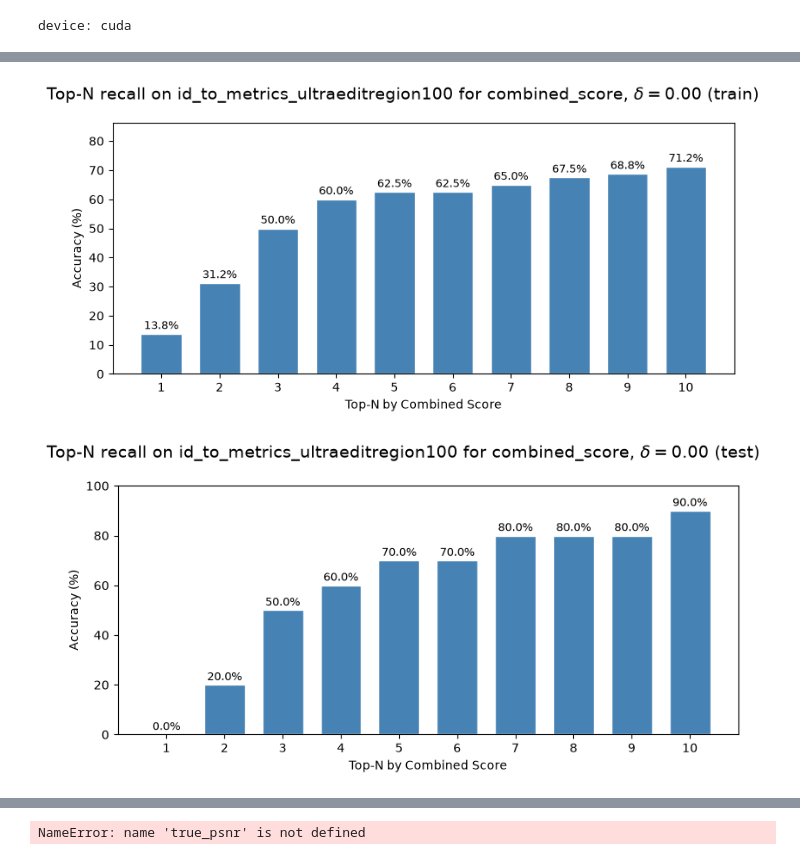
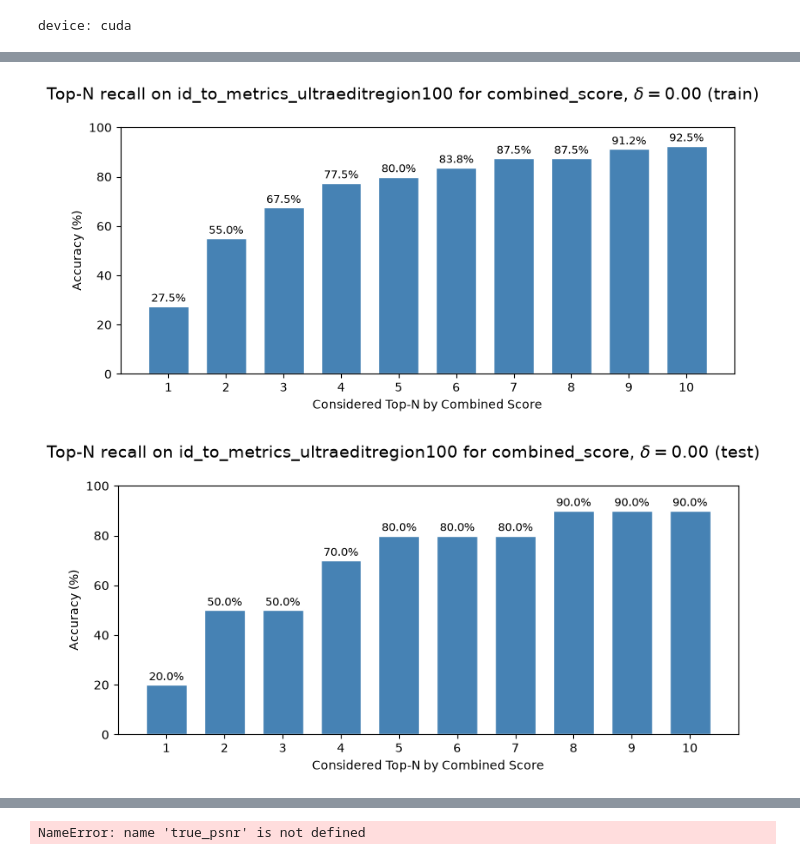
Before and after one commit to hcoderdm/chordedit-models, a Jupyter notebook: models/surrogate_selector/eval_t.ipynb, the cells around one changed output, grey strips where cells are left out. Saved outputs shown, nothing was run; the diff lists cells and outputs as text; code cells hidden in the pictures.

```diff
--- a/models/surrogate_selector/eval_t.ipynb
+++ b/models/surrogate_selector/eval_t.ipynb
@@ -67,17 +60,18 @@ Run: 20260709_144025  train=9680 cells (80 samples)  val=1210 cells (10 samples)
 # %%
 # Find (t_start, t_end) argmax of T_TARGET_FUNC for every sample in full_df from METRICS_CSV.
 metrics_df = pd.read_csv(METRICS_CSV, dtype=str)
-metrics_df = metrics_df[metrics_df[T_DELTA_COL] == str(TARGET_T_DELTA)].copy()
-metrics_df = metrics_df[metrics_df[SAMPLE_ID_COL].isin(full_df[SAMPLE_ID_COL].unique())].copy()
+metrics_df = metrics_df[metrics_df[T_DELTA_COL] == str(TARGET_T_DELTA)].copy().reset_index(drop=True)
+metrics_df = metrics_df[metrics_df[SAMPLE_ID_COL].isin(full_df[SAMPLE_ID_COL].unique())].copy().reset_index(drop=True)
 
 true_df = metrics_df.copy()
-true_df[T_TARGET_COL] = T_TARGET_FUNC(metrics_df)
+true_df = true_df.sort_values([SAMPLE_ID_COL, T_START_COL, T_END_COL]).reset_index(drop=True)
+true_df[T_TARGET_COL] = T_TARGET_FUNC(true_df)
 print(f"Found metrics for {len(true_df)} grid cells for {true_df[SAMPLE_ID_COL].nunique()} samples")
 
-true_argmax_df = true_df.loc[true_df.groupby(SAMPLE_ID_COL)[T_TARGET_COL].idxmax()]
+true_argmax_df = true_df.loc[true_df.groupby(SAMPLE_ID_COL)[T_TARGET_COL].idxmax()].reset_index(drop=True)
 print(f"Found (t_start, t_end) argmax for {T_TARGET_COL} for {len(true_argmax_df)} samples")
 
-# Provice dataframe for visual evaluation.
+# Provide dataframe for visual evaluation.
 true_argmax_df.head()
 # %% [output]
 Found metrics for 12100 grid cells for 100 samples
@@ -107,9 +101,9 @@ from data_io import resolve_image_path, resolve_mask_path
 
 inputs_df = pd.read_csv(INPUTS_CSV, dtype=str)
 inputs_df = inputs_df[inputs_df[T_DELTA_COL] == str(TARGET_T_DELTA)]
-inputs_df = inputs_df[inputs_df[SAMPLE_ID_COL].isin(full_df[SAMPLE_ID_COL])]
+inputs_df = inputs_df[inputs_df[SAMPLE_ID_COL].isin(full_df[SAMPLE_ID_COL])].reset_index(drop=True)
 
-embed_df = inputs_df.drop_duplicates(SAMPLE_ID_COL).copy()
+embed_df = inputs_df.drop_duplicates(SAMPLE_ID_COL).copy().reset_index(drop=True)
 embed_df["source_path"] = embed_df[IMAGE_PATH_COL].map(resolve_image_path)
 embed_df["mask_path"] = embed_df[MASK_PATH_COL].map(resolve_mask_path)
 
@@ -134,12 +128,12 @@ for sid, emb in input_embeddings.items():
             }
         )
 
-pred_df = pd.DataFrame(pred_rows).sort_values([SAMPLE_ID_COL, T_START_COL, T_END_COL])
+pred_df = pd.DataFrame(pred_rows).sort_values([SAMPLE_ID_COL, T_START_COL, T_END_COL]).reset_index(drop=True)
 pred_df[T_TARGET_COL] = T_TARGET_FUNC(pred_df)
 print(f"Predicted metrics for {len(pred_df)} grid cells for {pred_df[SAMPLE_ID_COL].nunique()} samples")
 
 # Step 2: argmax T_TARGET_FUNC per sample (same as true_df).
-pred_argmax_df = pred_df.loc[pred_df.groupby(SAMPLE_ID_COL)[T_TARGET_COL].idxmax()]
+pred_argmax_df = pred_df.loc[pred_df.groupby(SAMPLE_ID_COL)[T_TARGET_COL].idxmax()].reset_index(drop=True)
 print(f"Predicted (t_start, t_end) argmax for {T_TARGET_COL} for {len(pred_argmax_df)} samples")
 
 pred_argmax_df.head()
@@ -237,5 +232,5 @@ for split in ["train", "test"]:
 # %%
-# Top-N accuracy: is the true-best cell in the model's top-N predictions by T_TARGET_COL?
+# Top-N accuracy, is the true-best cell in the model's top-N predictions by T_TARGET_COL?
 
 def true_best_in_top_n_pct(true_df, pred_df, n_values):
     """Percent of samples whose oracle argmax is inside pred top-N (by T_TARGET_COL)."""
@@ -262,36 +257,36 @@ def plot_top_n_recall(split_name, split_df):
     split_pred_df = pred_df[pred_df[SAMPLE_ID_COL].isin(split_ids)]
 
     top_k = np.arange(1, 11)
     n_cells = split_pred_df.groupby(SAMPLE_ID_COL).size().iloc[0]
     top_k_acc = true_best_in_top_n_pct(split_true_df, split_pred_df, top_k)
     x_labels = [f"{n}" for n in top_k] # \n({100.0 * n / n_cells:.1f}%)
 
     fig, ax = plt.subplots(figsize=(8, 4))
     bars = ax.bar(top_k, top_k_acc, color="steelblue", edgecolor="white", width=0.7)
-    ax.set_xlabel(f"Top-N by {T_TARGET_LABEL}")
+    ax.set_xlabel(f"Considered Top-N by {T_TARGET_LABEL}")
     ax.set_ylabel("Accuracy (%)")
     ax.set_xticks(top_k)
     ax.set_xticklabels(x_labels)
     ax.set_ylim(0, min(100, top_k_acc.max() + 15))
     for bar, pct in zip(bars, top_k_acc):
         ax.text(
             bar.get_x() + bar.get_width() / 2,
             bar.get_height() + 0.8,
             f"{pct:.1f}%",
             ha="center",
             va="bottom",
             fontsize=9,
         )
     fig.suptitle(fig_title("Top-N recall", split_name), fontsize=14)
     plt.tight_layout()
     plt.show()
 
 
 for split_name, split_df in [("train", train_df), ("test", test_df)]:
     plot_top_n_recall(split_name, split_df)
 # %% [output]
-[figure, old version]
+[figure, new version]
-[figure, old version]
+[figure, new version]
 # %%
 # Metric summaries on test, plus deltas vs default.
 from IPython.display import display
```
Also changed, not shown: parts of 10 cells of this notebook.
